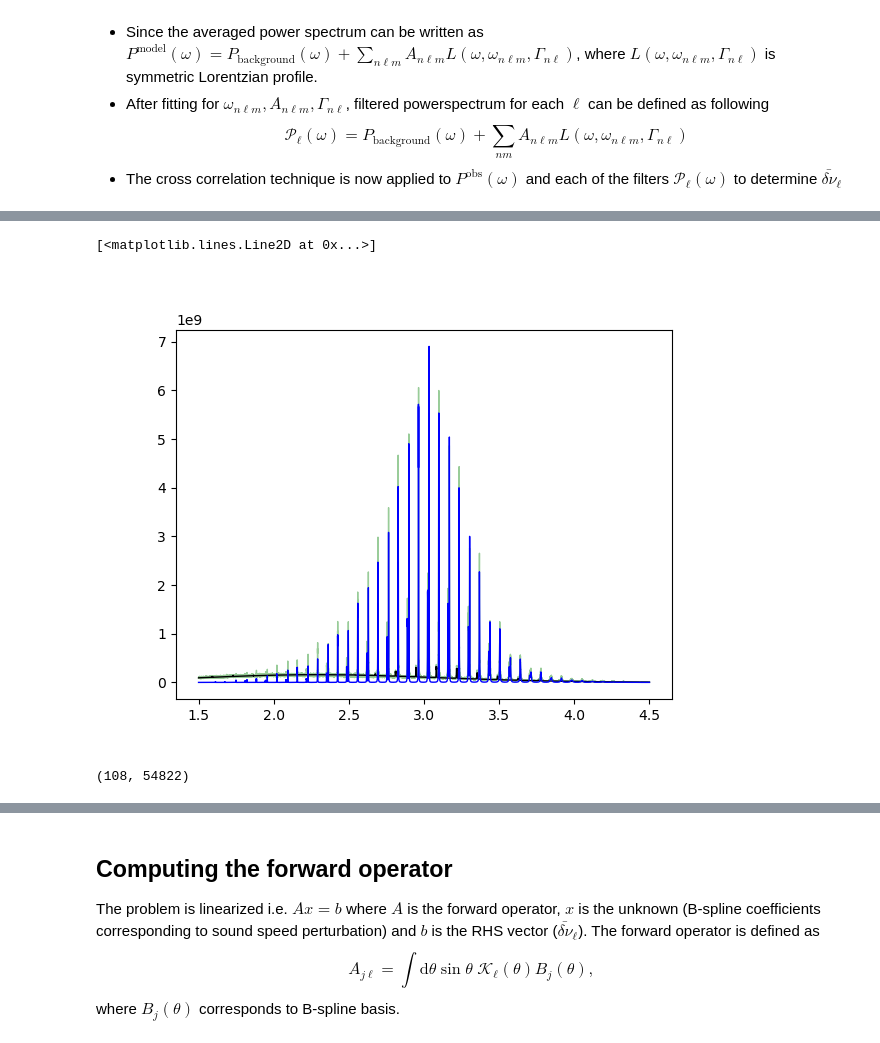
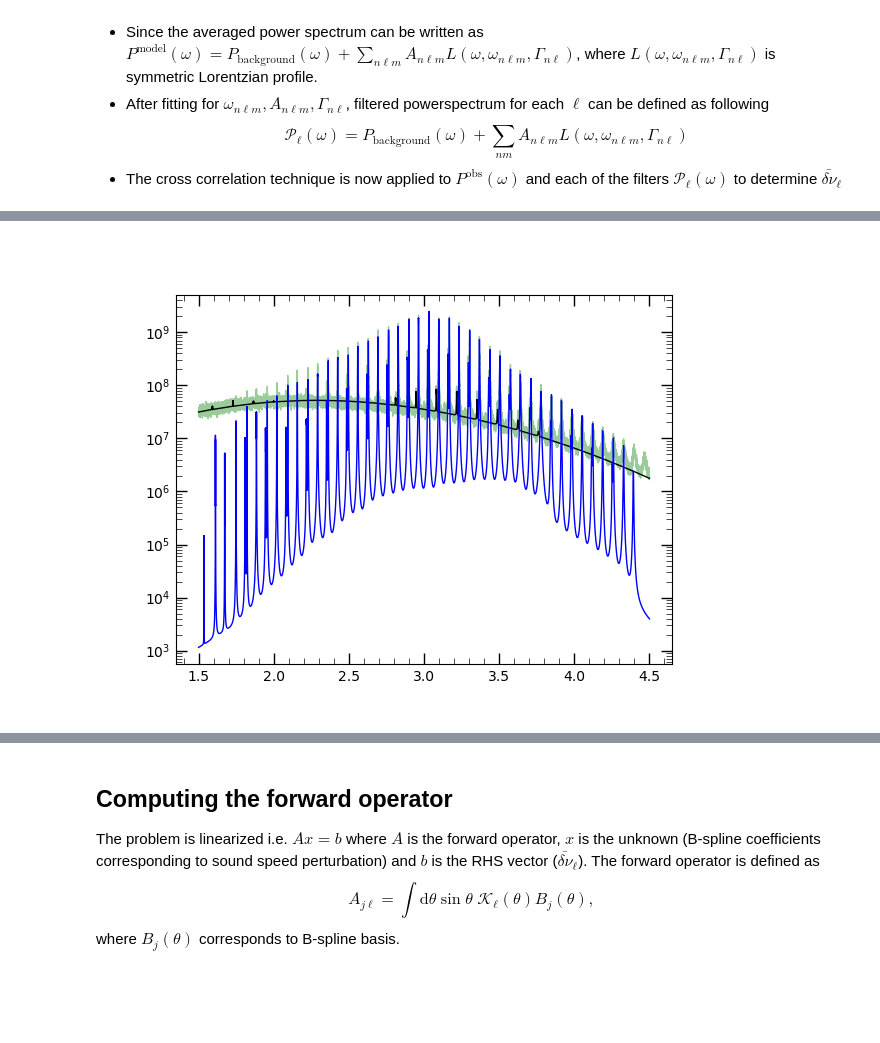
Before and after one commit to samarth-kashyap/seismo-xl, a Jupyter notebook: notebooks/understanding-crosscorr-method.ipynb, the cells around one changed output, grey strips where cells are left out. Cells and saved outputs as stored; diff of their text form; code cells hidden in the pictures; blank space fills up the shorter version.

```diff
--- a/notebooks/understanding-crosscorr-method.ipynb
+++ b/notebooks/understanding-crosscorr-method.ipynb
@@ -239,0 +266,28 @@ plt.show()
+# %%
+plt.close('all')
+fig, axs = plt.subplots(nrows=4, ncols=1, figsize=(6, 6), sharex=True)
+mask = (freq_mhz>1.5) * (freq_mhz<4.5)
+
+axs[0].plot(freq_mhz[mask], pobs[mask], color='r', lw=1, alpha=0.4, label='Data')
+axs[0].plot(freq_mhz[mask], psfit0[mask], 'k', lw=1, label='$\\ell=0$')
+axs[0].set_yscale('log')
+axs[0].legend()
+
+axs[1].plot(freq_mhz[mask], pobs[mask], color='r', lw=1, alpha=0.4, label='Data')
+axs[1].plot(freq_mhz[mask], psfit1[mask], 'k', lw=1, label='$\\ell=1$')
+axs[1].set_yscale('log')
+axs[1].legend()
+
+axs[2].plot(freq_mhz[mask], pobs[mask], color='r', lw=1, alpha=0.4, label='Data')
+axs[2].plot(freq_mhz[mask], psfit2[mask], 'k', lw=1, label='$\\ell=2$')
+axs[2].set_yscale('log')
+axs[2].legend()
+
+axs[3].plot(freq_mhz[mask], pobs[mask], color='r', lw=1, alpha=0.4, label='Data')
+axs[3].plot(freq_mhz[mask], psfit3[mask], 'k', lw=1, label='$\\ell=3$')
+axs[3].set_yscale('log')
+axs[3].legend()
+
+fig.supxlabel('Frequency [mHz]')
+fig.supylabel('Power [$\\mathrm{ppm}^2/\\mu$Hz]')
+fig.savefig(f'{PAPDIR}/mi-filters.pdf')
@@ -240,12 +296,12 @@ plt.show()
 # %%
 lsfit3 = ((amps_llk[:-2][mask0] @ pslbg2[:-2][mask0, :])*gfilter +
           (amps_llk[:-2][mask1] @ pslbg2[:-2][mask1, :])*gfilter +
           (amps_llk[:-2][mask2] @ pslbg2[:-2][mask2, :])*gfilter)
 
 fig, ax = plt.subplots()
 ax.plot(freq_mhz[mask], pobs[mask], color='green', lw=1, alpha=0.4, label='Data')
 ax.plot(freq_mhz[mask], psfit3[mask], 'k', lw=1, label='$\\ell=3$')
 ax.plot(freq_mhz[mask], lsfit3[mask], 'b', lw=1)
+ax.set_yscale('log')
 # %% [output]
-[<matplotlib.lines.Line2D at 0x...>]
-[figure, old version]
+[figure, new version]
@@ -254,7 +308,3 @@ YRS = np.linspace(years.min(), years.max(), pschunks.shape[0])
-# %%
-pschunks.shape
-# %% [output]
-(108, 54822)
 # %%
 fig, axs = plt.subplots(nrows=1, ncols=2, figsize=(6, 3), sharey=True)
 mask = (freq_mhz>1.5) * (freq_mhz<4.5)
```
Also changed, not shown: parts of 42 cells of this notebook, 6 other files.
